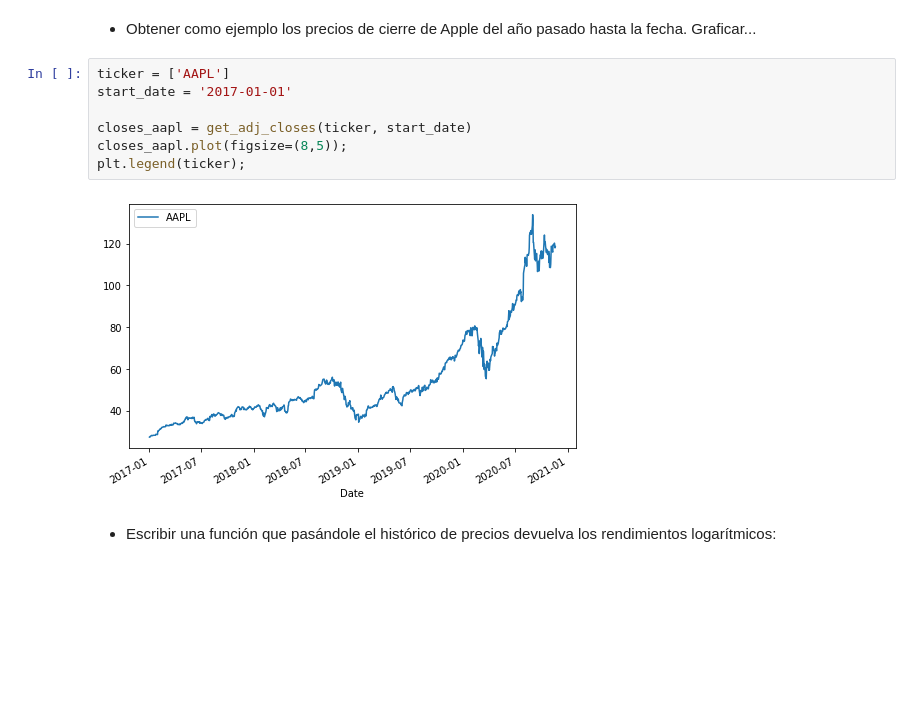
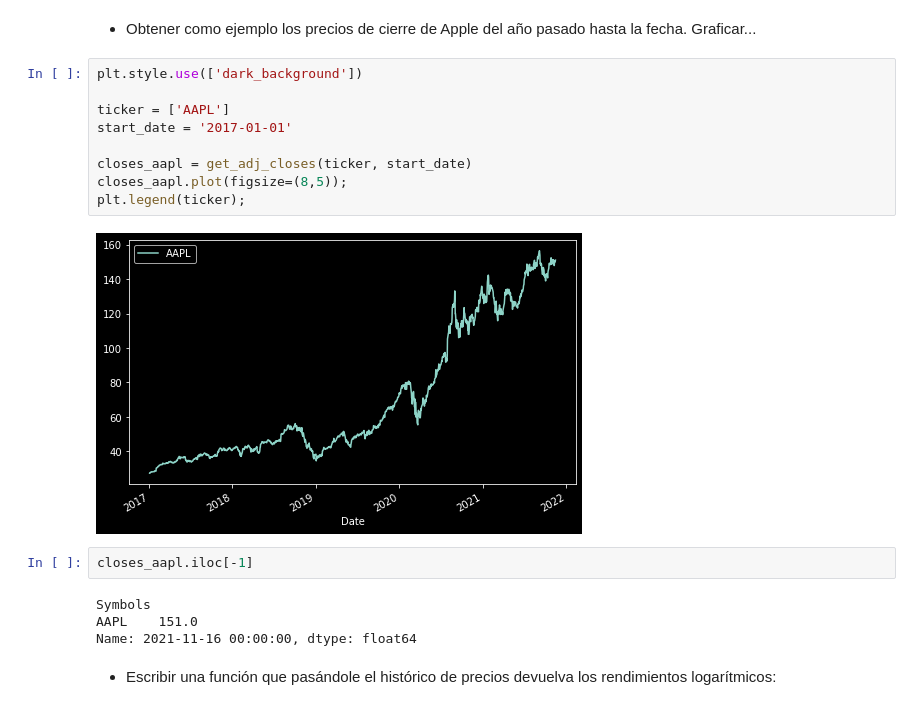
Before and after one commit to feramdor/SPF-2021-II, a Jupyter notebook: TEMA-3/Clase22_ValuacionOpciones.ipynb, the cells around one changed output. Drawn from its saved outputs; the diff is of its cells as text; blank space fills up the shorter version.

```diff
--- a/TEMA-3/Clase22_ValuacionOpciones.ipynb
+++ b/TEMA-3/Clase22_ValuacionOpciones.ipynb
@@ -245,14 +261,22 @@ def get_adj_closes(tickers, start_date=None, end_date=None):
 # %% [markdown]
 - Obtener como ejemplo los precios de cierre de Apple del año pasado hasta la fecha. Graficar...
 # %%
+plt.style.use(['dark_background'])
+
 ticker = ['AAPL']
 start_date = '2017-01-01'
 
 closes_aapl = get_adj_closes(ticker, start_date)
 closes_aapl.plot(figsize=(8,5));
 plt.legend(ticker);
 # %% [output]
-[figure, old version]
+[figure, new version]
+# %%
+closes_aapl.iloc[-1]
+# %% [output]
+Symbols
+AAPL    151.0
+Name: 2021-11-16 00:00:00, dtype: float64
 # %% [markdown]
 - Escribir una función que pasándole el histórico de precios devuelva los rendimientos logarítmicos:
 # %%
```
Also changed, not shown: parts of 26 cells of this notebook.
